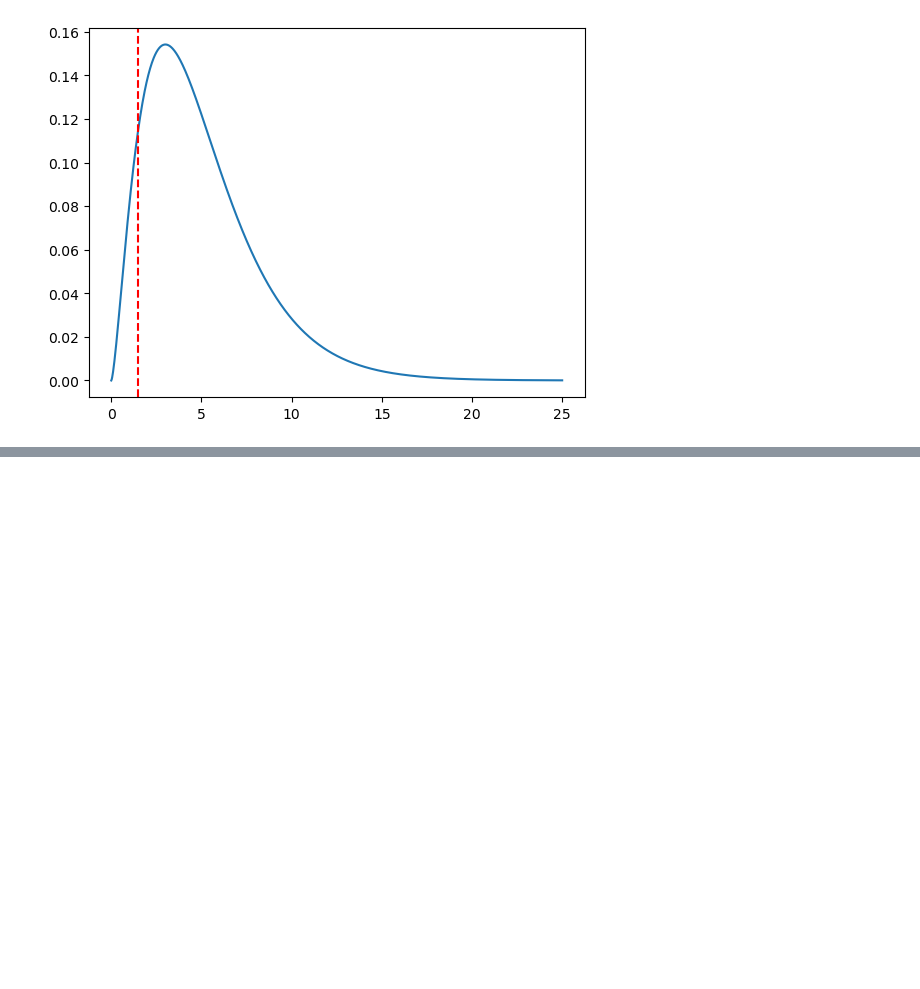
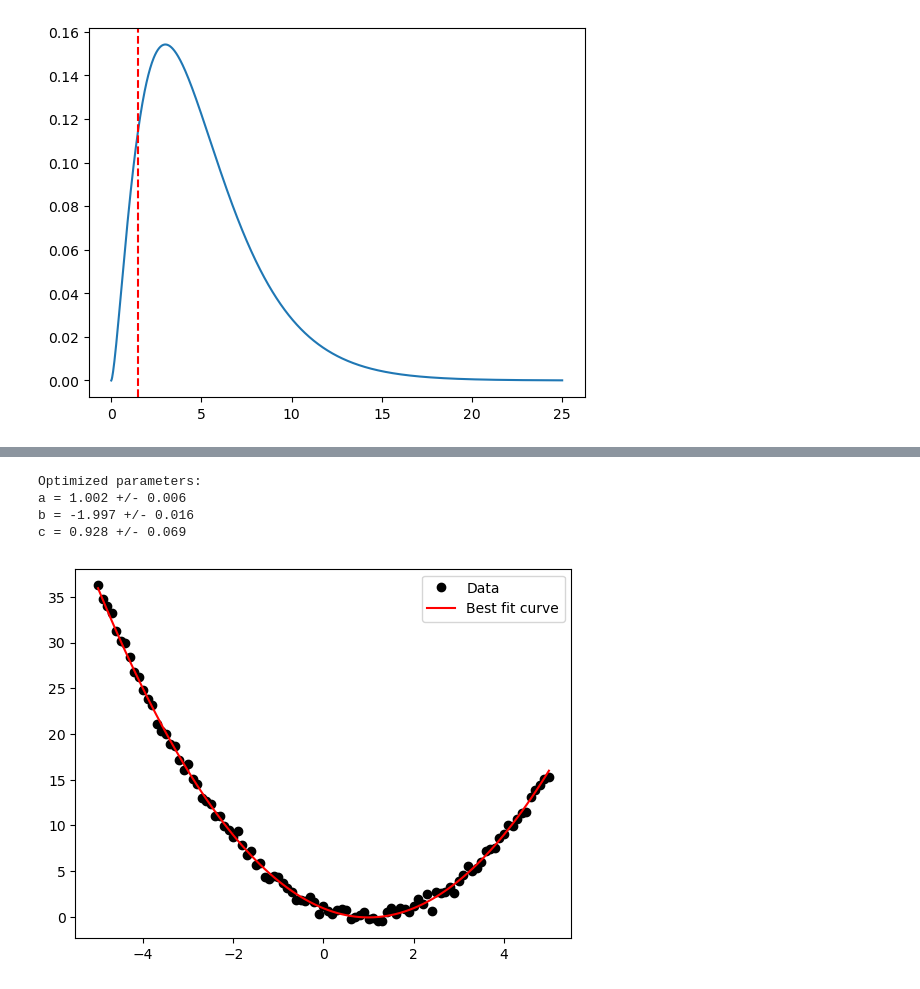
Before and after one commit to maxgalli/StatsStudies, a Jupyter notebook: ExercisesForCourse/Weekly/chi_square.ipynb, the cells around one changed output, grey strips where cells are left out. Saved outputs shown, nothing was run; the diff lists cells and outputs as text; code cells hidden in the pictures; blank space fills up the shorter version.

Commit message:
add exercise to chi square

```diff
--- a/ExercisesForCourse/Weekly/chi_square.ipynb
+++ b/ExercisesForCourse/Weekly/chi_square.ipynb
@@ -242,0 +263,34 @@ p-value = 0.91
+# %%
+import numpy as np
+from scipy.optimize import curve_fit
+import matplotlib.pyplot as plt
+
+# Define the polynomial function that we want to fit
+def polynomial(x, a, b, c):
+    return a*x**2 + b*x + c
+
+# Generate some noisy data points following the polynomial function
+np.random.seed(42)
+xdata = np.linspace(-5, 5, 101)
+ydata = polynomial(xdata, 1, -2, 1) + 0.5*np.random.normal(size=len(xdata))
+# %%
+# Fit the data using least squares minimization
+popt, pcov = curve_fit(polynomial, xdata, ydata)
+
+# Print the optimized parameters and the 1-sigma uncertainties
+print("Optimized parameters:")
+print(f"a = {popt[0]:.3f} +/- {np.sqrt(pcov[0,0]):.3f}")
+print(f"b = {popt[1]:.3f} +/- {np.sqrt(pcov[1,1]):.3f}")
+print(f"c = {popt[2]:.3f} +/- {np.sqrt(pcov[2,2]):.3f}")
+
+# Plot the data points and the best fit curve with error bars
+plt.plot(xdata, ydata, 'ko', label='Data')
+plt.plot(xdata, polynomial(xdata, *popt), 'r-', label='Best fit curve')
+plt.legend()
+plt.show()
+# %% [output]
+Optimized parameters:
+a = 1.002 +/- 0.006
+b = -1.997 +/- 0.016
+c = 0.928 +/- 0.069
+[figure, added]
```
Also changed, not shown: parts of 5 cells of this notebook.
